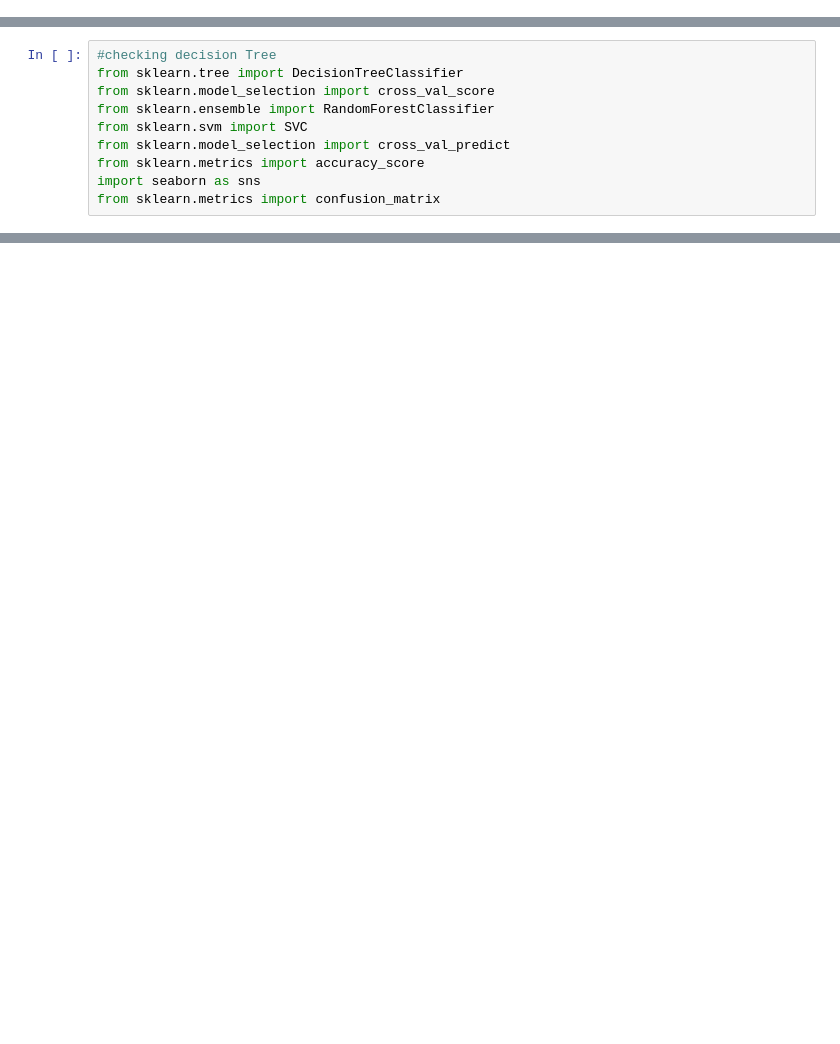
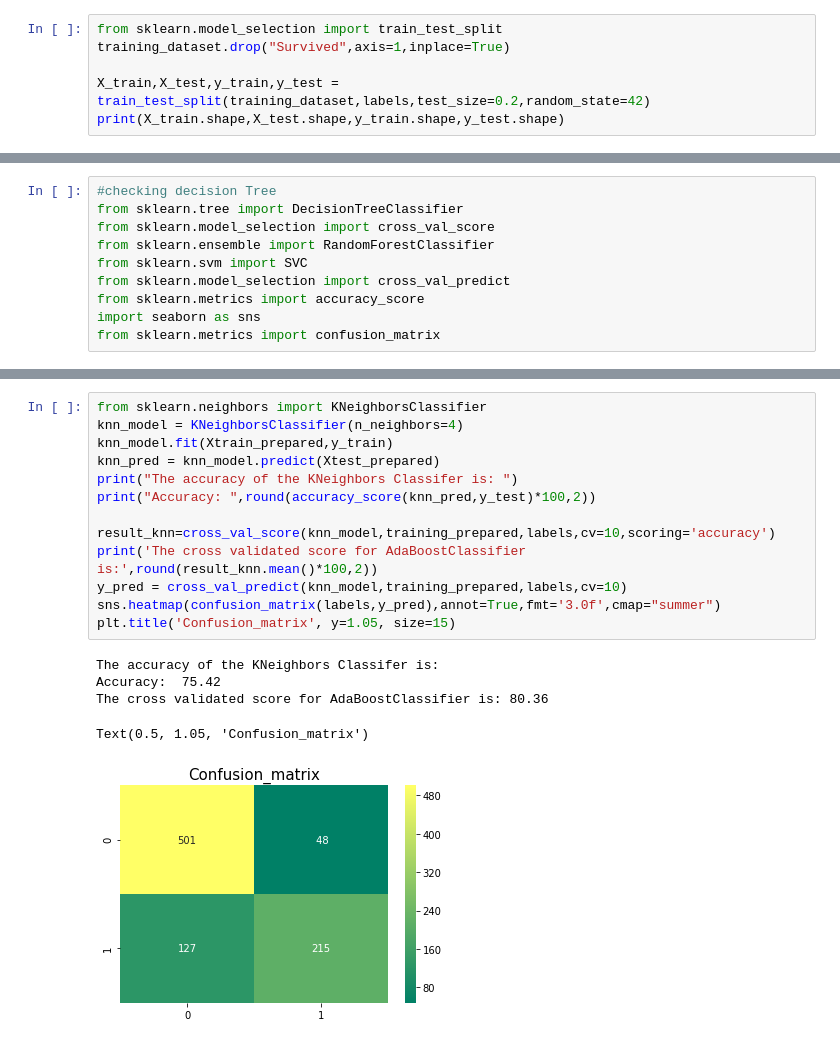
Before and after one commit to Rojanmhj2055/TitanicDataset, a Jupyter notebook: titanic.ipynb, the cells around one changed output, grey strips where cells are left out. Cells and saved outputs as stored; diff of their text form; blank space fills up the shorter version.

```diff
--- a/titanic.ipynb
+++ b/titanic.ipynb
@@ -143,0 +131,6 @@ training_dataset.head()
+# %%
+from sklearn.model_selection import train_test_split
+training_dataset.drop("Survived",axis=1,inplace=True)
+
+X_train,X_test,y_train,y_test = train_test_split(training_dataset,labels,test_size=0.2,random_state=42)
+print(X_train.shape,X_test.shape,y_train.shape,y_test.shape)
@@ -245,0 +276,19 @@ Text(0.5, 1.05, 'Confusion_matrix')
+# %%
+from sklearn.neighbors import KNeighborsClassifier
+knn_model = KNeighborsClassifier(n_neighbors=4)
+knn_model.fit(Xtrain_prepared,y_train)
+knn_pred = knn_model.predict(Xtest_prepared)
+print("The accuracy of the KNeighbors Classifer is: ")
+print("Accuracy: ",round(accuracy_score(knn_pred,y_test)*100,2))
+
+result_knn=cross_val_score(knn_model,training_prepared,labels,cv=10,scoring='accuracy')
+print('The cross validated score for AdaBoostClassifier is:',round(result_knn.mean()*100,2))
+y_pred = cross_val_predict(knn_model,training_prepared,labels,cv=10)
+sns.heatmap(confusion_matrix(labels,y_pred),annot=True,fmt='3.0f',cmap="summer")
+plt.title('Confusion_matrix', y=1.05, size=15)
+# %% [output]
+The accuracy of the KNeighbors Classifer is:
+Accuracy:  75.42
+The cross validated score for AdaBoostClassifier is: 80.36
+Text(0.5, 1.05, 'Confusion_matrix')
+[figure, added]
```
Also changed, not shown: parts of 16 cells of this notebook.
